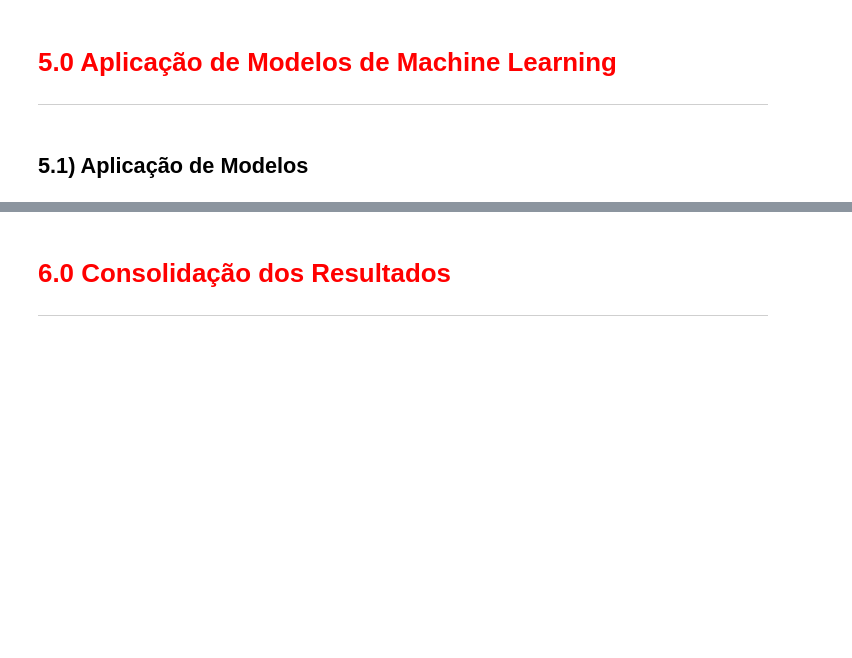
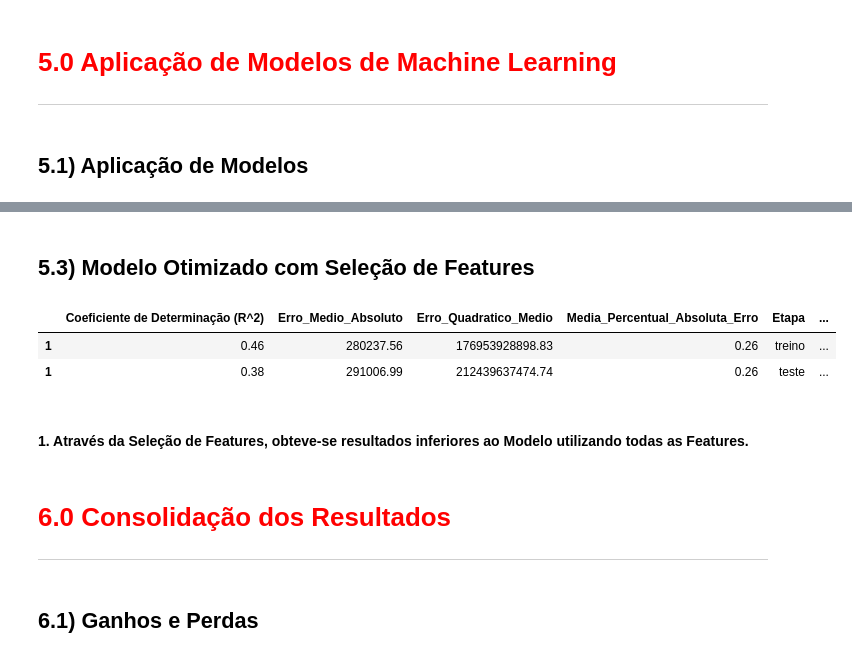
Before and after one commit to leonardovargas10/Modelo_Analise_Imoveis, a Jupyter notebook: analise_imoveis.ipynb, the cells around one changed output, grey strips where cells are left out. Cells and saved outputs as stored; diff of their text form; code cells hidden in the pictures; blank space fills up the shorter version.

```diff
--- a/analise_imoveis.ipynb
+++ b/analise_imoveis.ipynb
@@ -547,0 +553,22 @@ def variaveis_iniciais(lista_variaveis, dados):
+# %%
+def metricas(regressor, target, y_train, y_predict_train, y_test, y_predict_test, coeficiente_det_train, coeficiente_det_test):
+    y_test[target].fillna(y_train[target].median(), inplace = True)
+
+    mae_train = mean_absolute_error(y_predict_train, y_train)
+    mse_train = mean_squared_error(y_predict_train, y_train)
+    mape_train = mean_absolute_percentage_error(y_predict_train, y_train)
+    metricas_treino = pd.DataFrame({'Coeficiente de Determinação (R^2)':coeficiente_det_train, 'Erro_Medio_Absoluto':mae_train, 'Erro_Quadratico_Medio':mse_train, 'Media_Percentual_Absoluta_Erro':mape_train, 'Etapa':'treino', 'Regressor':regressor}, index = np.arange(1, 2))
+
+
+    mae_test = mean_absolute_error(y_predict_test, y_test)
+    mse_test = mean_squared_error(y_predict_test, y_test)
+    mape_test = mean_absolute_percentage_error(y_predict_test, y_test)
+    metricas_teste = pd.DataFrame({'Coeficiente de Determinação (R^2)':coeficiente_det_test, 'Erro_Medio_Absoluto':mae_test, 'Erro_Quadratico_Medio':mse_test, 'Media_Percentual_Absoluta_Erro':mape_test, 'Etapa':'teste', 'Regressor':regressor}, index = np.arange(1, 2))
+
+    metricas_finais = pd.concat([metricas_treino, metricas_teste])
+
+    return metricas_finais
+
+def metricas_modelos_juntos(lista_modelos):
+    metricas_modelos = pd.concat(lista_modelos).set_index('Regressor')
+    return metricas_modelos
@@ -1177,3 +1324,22 @@ array([[1662624.],
+# %% [markdown]
+## 5.3) Modelo Otimizado com Seleção de Features
+# %%
+regressao_random_forest_predict_train = regressao_random_forest('quantitativo', x_train, y_train, x_test, y_test, True, 5)[0]
+regressao_random_forest_predict_test = regressao_random_forest('quantitativo', x_train, y_train, x_test, y_test, True, 5)[1]
+
+coeficiente_determinacao_random_forest_train = regressao_random_forest('quantitativo', x_train, y_train, x_test, y_test, True, 5)[2]
+coeficiente_determinacao_random_forest_test = regressao_random_forest('quantitativo', x_train, y_train, x_test, y_test, True, 5)[3]
+
+metricas_random_forest = metricas('Random Forest', 'preco', y_train, regressao_random_forest_predict_train, y_test, regressao_random_forest_predict_test, coeficiente_determinacao_random_forest_train, coeficiente_determinacao_random_forest_test)
+metricas_random_forest
+# %% [output]
+|  | Coeficiente de Determinação (R^2) | Erro_Medio_Absoluto | Erro_Quadratico_Medio | Media_Percentual_Absoluta_Erro | Etapa | ... |
+| 1 | 0.46 | 280237.56 | 176953928898.83 | 0.26 | treino | ... |
+| 1 | 0.38 | 291006.99 | 212439637474.74 | 0.26 | teste | ... |
+# %% [markdown]
+#### 1. Através da Seleção de Features, obteve-se resultados inferiores ao Modelo utilizando todas as Features.
 # %% [markdown]
 # <font color='red' style='font-size: 40px;'> 6.0 Consolidação dos Resultados </font>
 <hr style='border: 2px solid red;'>
+# %% [markdown]
+## 6.1) Ganhos e Perdas
```
Also changed, not shown: parts of 21 cells of this notebook.
